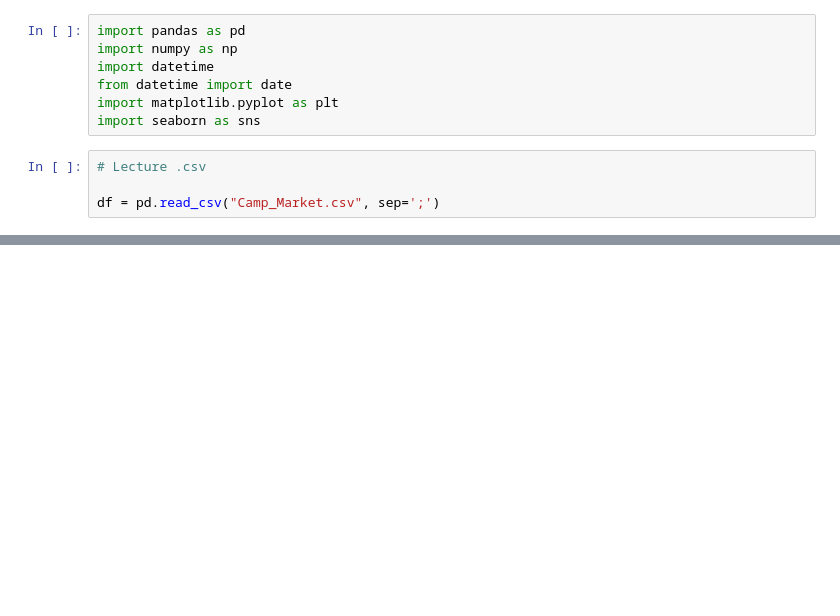
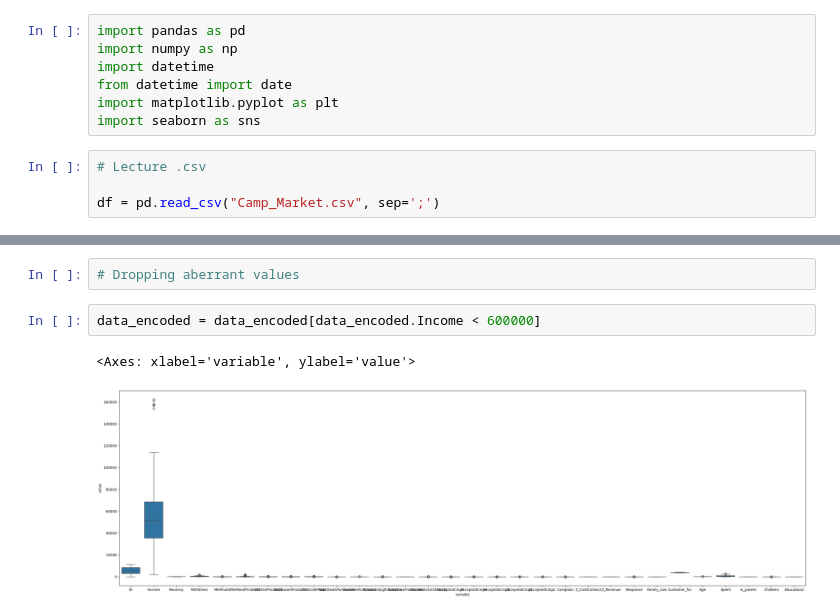
Before and after one commit to MattisFernandez/Rush05, a Jupyter notebook: Notebook.ipynb, the cells around one changed output, grey strips where cells are left out. Cells and saved outputs as stored; diff of their text form; blank space fills up the shorter version.

```diff
--- a/Notebook.ipynb
+++ b/Notebook.ipynb
@@ -92,0 +110,7 @@ plt.show()
+# %%
+# Dropping aberrant values
+# %%
+data_encoded = data_encoded[data_encoded.Income < 600000]
+# %% [output]
+<Axes: xlabel='variable', ylabel='value'>
+[figure, added]
```
Also changed, not shown: parts of 6 cells of this notebook.
